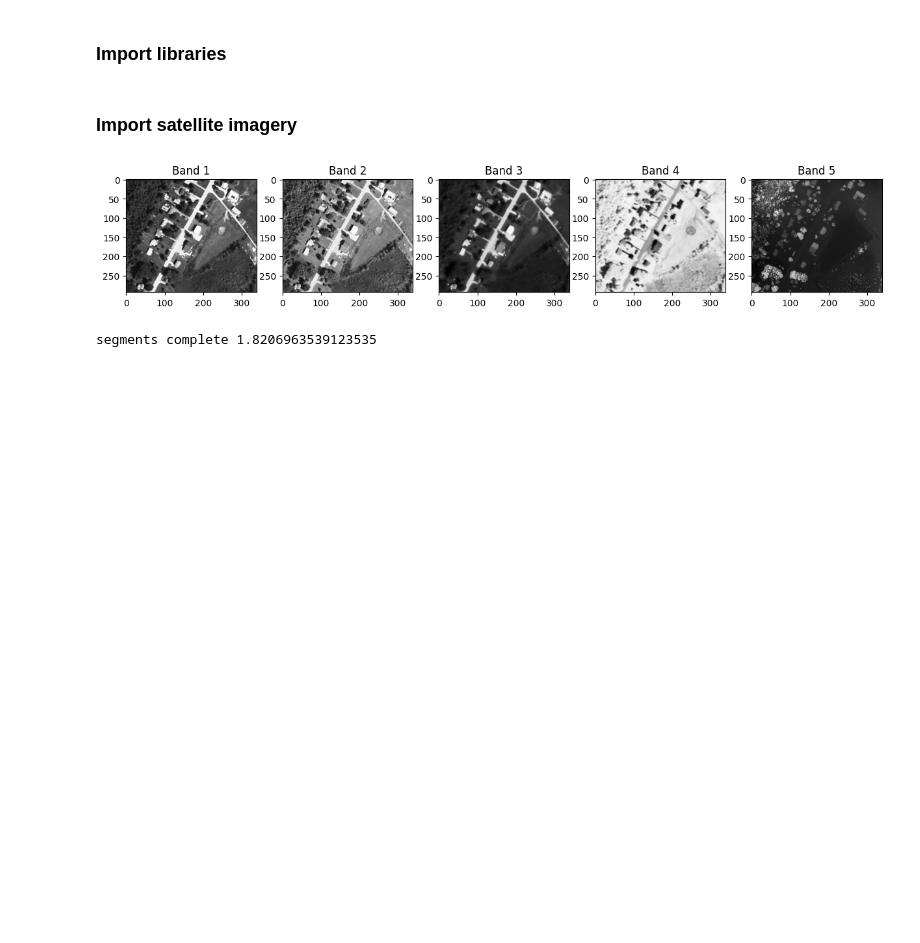
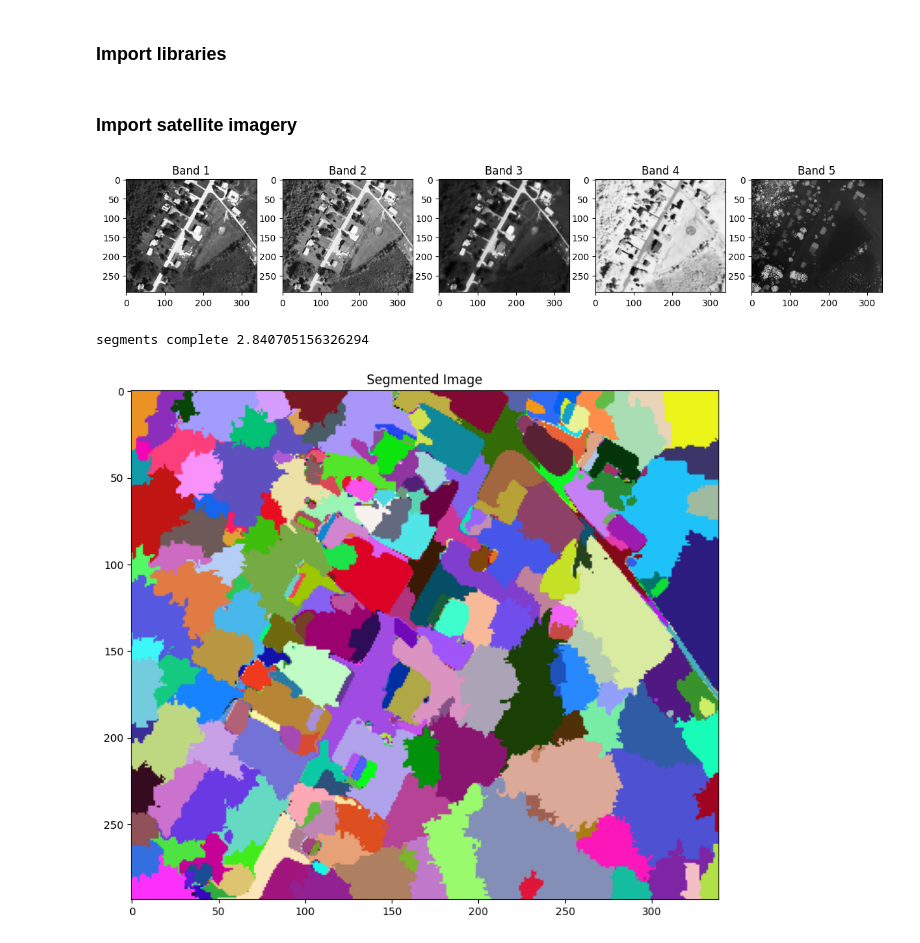
Before and after one commit to candepelliza/OBIA_Python, a Jupyter notebook: final_project_dev.ipynb, the cells around one changed output. Saved outputs shown, nothing was run; the diff lists cells and outputs as text; code cells hidden in the pictures; blank space fills up the shorter version.

```diff
--- a/final_project_dev.ipynb
+++ b/final_project_dev.ipynb
@@ -70,14 +72,16 @@ plt.show()
 # scale image values from 0.0 - 1.0
 #img = exposure.rescale_intensity(stacked)
 
-# do segmentation multiple options with quickshift and slic
+# do segmentation multiple options with quickshift
 seg_start = time.time()
-# segments = quickshift(img, convert2lab=False)
-segments = quickshift(stacked, ratio=0.8, convert2lab=False)
-# segments = quickshift(img, ratio=0.99, max_dist=5, convert2lab=False)
-#segments = slic(img, n_segments=100000, compactness=0.1)
-# segments = slic(img, n_segments=500000, compactness=0.01)
-# segments = slic(img, n_segments=500000, compactness=0.1)
+
+#PARAMETERS:
+#ratio: higher value for ratio allows more weight on the color similarity, while a lower value gives more importance to the spatial proximity
+#max_dist: scale
+
+segments = quickshift(stacked, ratio=0.2, max_dist=6.5, convert2lab=False)
+
+
 print('segments complete', time.time() - seg_start)
 
 # save segments to raster
@@ -89,6 +93,29 @@ segments_ds.SetProjection(sat_src.crs.wkt)
 segments_ds.GetRasterBand(1).WriteArray(segments)
 segments_ds = None
 # %% [output]
-segments complete 1.8206963539123535
+segments complete 2.840705156326294
-# %%
-segments = quickshift(img, convert2lab=False)
+# %%
+# Read the segmented image
+with rio.open(segments_fn) as src:
+    segments = src.read(1)
+
+# Get the unique segment IDs
+unique_segments = np.unique(segments)
+
+# Create a random colormap for visualization
+np.random.seed(42)  # For reproducibility of colors
+colors = np.random.randint(0, 255, size=(len(unique_segments), 3), dtype=np.uint8)
+
+# Create a colormap dictionary mapping segment IDs to colors
+colormap = {segment_id: color for segment_id, color in zip(unique_segments, colors)}
+
+# Map the segment IDs to the colormap to get the colored segmented image
+colored_segments = np.array([colormap[segment_id] for segment_id in segments.flat]).reshape(segments.shape + (3,))
+
+# Display the segmented image
+plt.figure(figsize=(10, 10))
+plt.imshow(colored_segments)
+plt.title('Segmented Image')
+plt.show()
+# %% [output]
+[figure, added]
```
Also changed, not shown: parts of 1 cell of this notebook, 4 other files.
